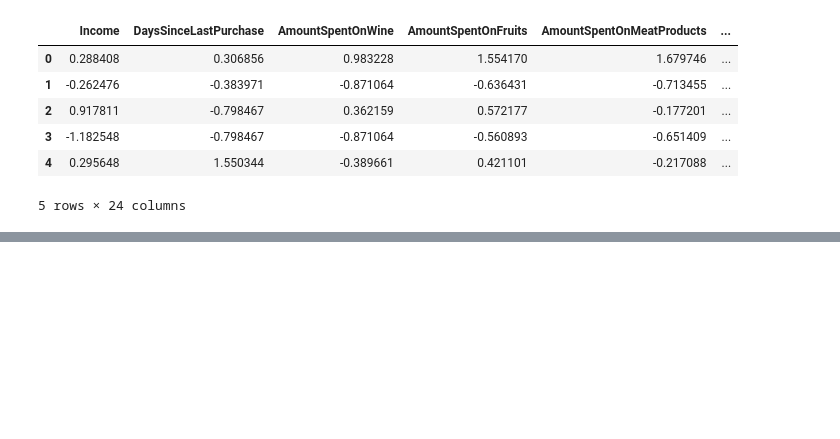
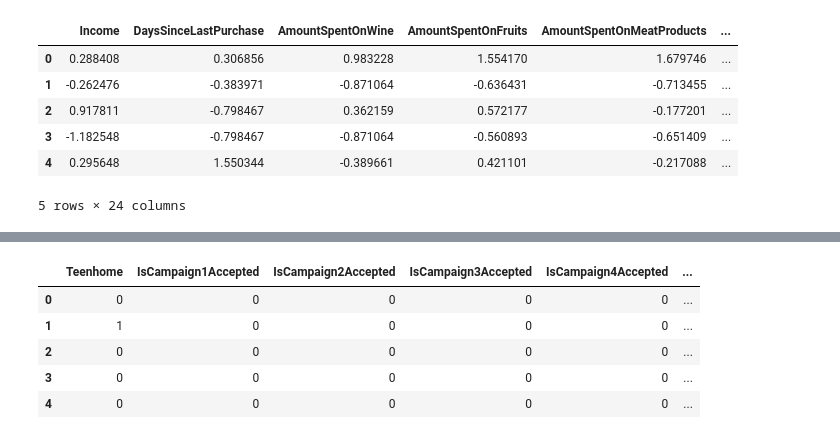
Before and after one commit to akshaykumar2972/POC2025, a Jupyter notebook: Customer_Personality_Analysis_Clustering.ipynb, the cells around one changed output, grey strips where cells are left out. Saved outputs shown, nothing was run; the diff lists cells and outputs as text; code cells hidden in the pictures; blank space fills up the shorter version.

```diff
--- a/Customer_Personality_Analysis_Clustering.ipynb
+++ b/Customer_Personality_Analysis_Clustering.ipynb
@@ -23,0 +33,9 @@ df.head()
+# %%
+df.iloc[:, 15:].head()
+# %% [output]
+|  | Teenhome | IsCampaign1Accepted | IsCampaign2Accepted | IsCampaign3Accepted | IsCampaign4Accepted | ... |
+| 0 | 0 | 0 | 0 | 0 | 0 | ... |
+| 1 | 1 | 0 | 0 | 0 | 0 | ... |
+| 2 | 0 | 0 | 0 | 0 | 0 | ... |
+| 3 | 0 | 0 | 0 | 0 | 0 | ... |
+| 4 | 0 | 0 | 0 | 0 | 0 | ... |
```
Also changed, not shown: parts of 1 cell of this notebook.
